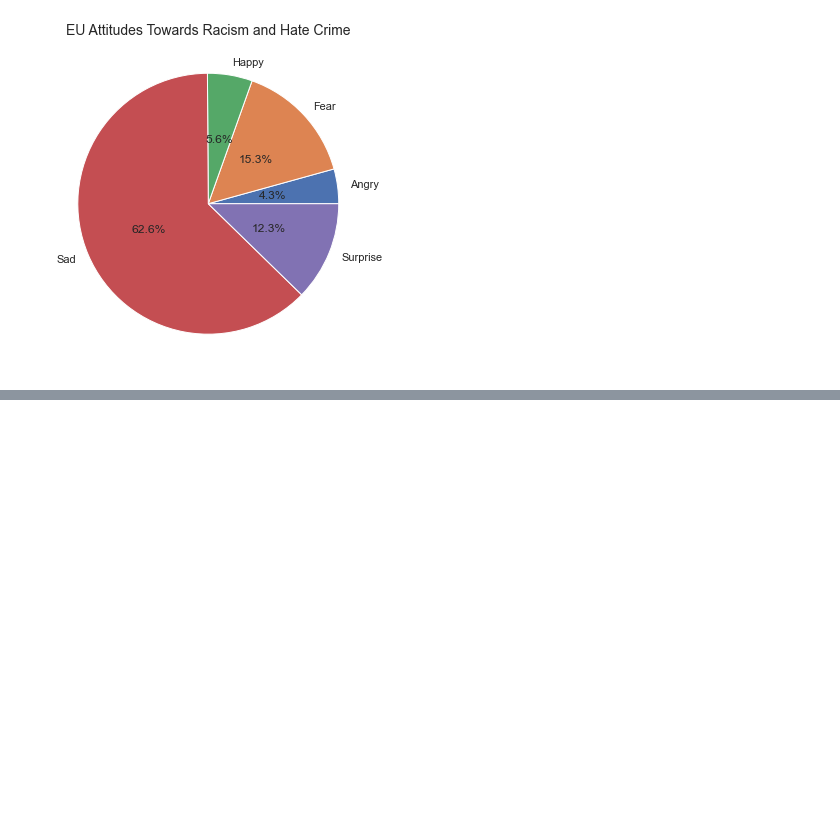
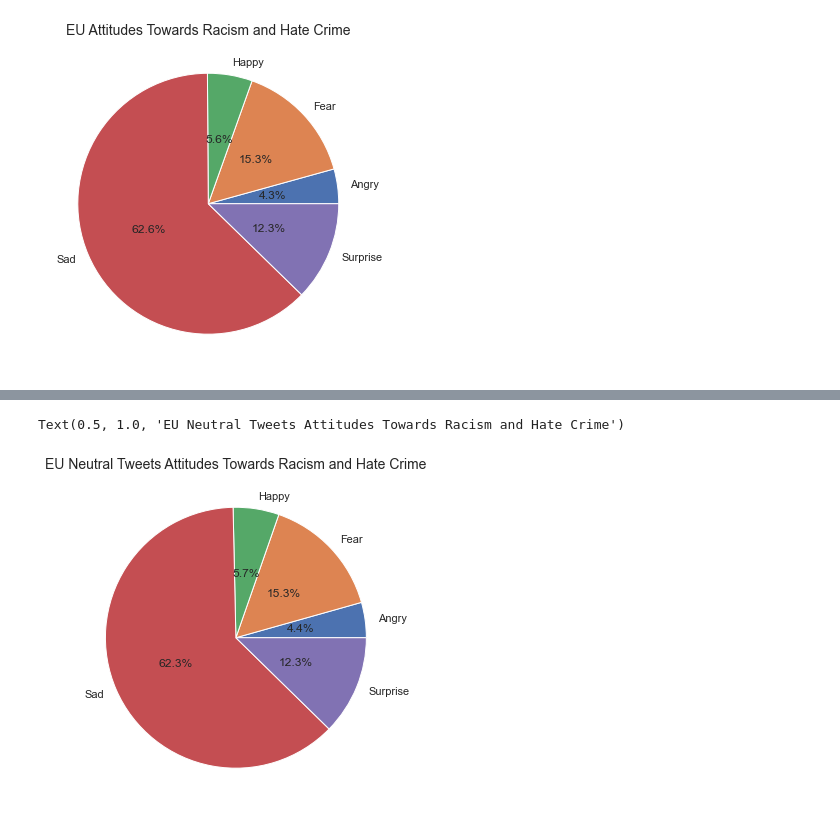
Before and after one commit to merlinymy/tweetsAnalysisPython, a Jupyter notebook: EUFinalResult.ipynb, the cells around one changed output, grey strips where cells are left out. Drawn from its saved outputs; the diff is of its cells as text; code cells hidden in the pictures; blank space fills up the shorter version.

Commit message:
added more pie charts

```diff
--- a/EUFinalResult.ipynb
+++ b/EUFinalResult.ipynb
@@ -349,0 +336,13 @@ EUdataFinalWithEmo
+# %%
+NeutralEmo = EUdataEmo.loc[EUdataEmo['tweet_status'] == 'Neutral']
+# %%
+EmoPieChart_Neutral = NeutralEmo.groupby('emotion')['emotion_score'].sum()
+# %%
+#Using matplotlib
+pie, ax = plt.subplots(figsize=[10,6])
+labels = EmoPieChart_Neutral.keys()
+plt.pie(x=EmoPieChart_Neutral, autopct="%.1f%%",labels=labels, pctdistance=0.5)
+plt.title("EU Neutral Tweets Attitudes Towards Racism and Hate Crime", fontsize=14)
+# %% [output]
+Text(0.5, 1.0, 'EU Neutral Tweets Attitudes Towards Racism and Hate Crime')
+[figure, added]
```
Also changed, not shown: parts of 8 cells of this notebook, 4 other files.
